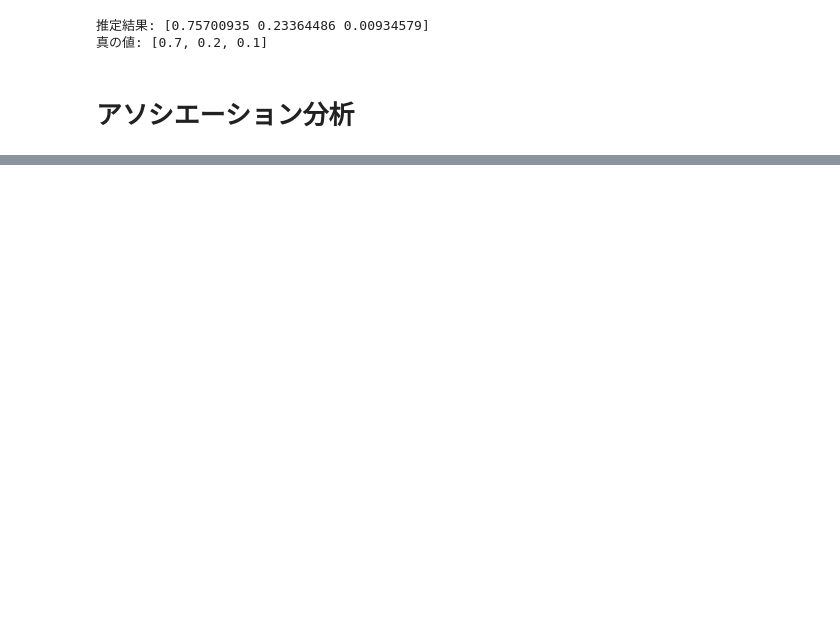
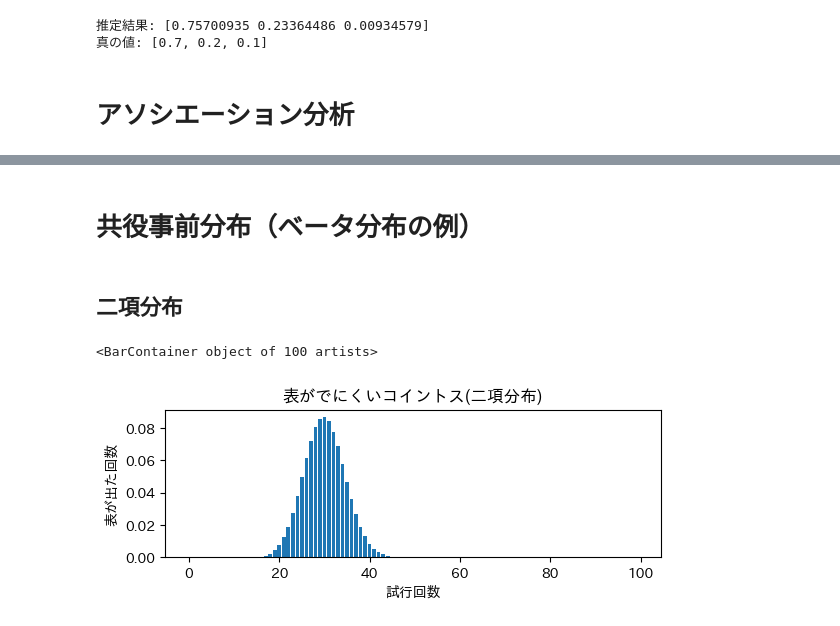
Before and after one commit to yamamoTo-spectatior/dstokuron_classworks, a Jupyter notebook: work/class05.ipynb, the cells around one changed output, grey strips where cells are left out. Saved outputs shown, nothing was run; the diff lists cells and outputs as text; code cells hidden in the pictures; blank space fills up the shorter version.

```diff
--- a/work/class05.ipynb
+++ b/work/class05.ipynb
@@ -211,0 +221,24 @@ NameError: name 'association_rules' is not defined
+# %% [markdown]
+# 共役事前分布（ベータ分布の例）
+# %% [markdown]
+## 二項分布
+# %%
+from scipy.stats import binom
+import matplotlib.pyplot as plt
+
+## 計算
+n = 100  #試行回数
+mu = 0.3 #成功確率
+x = range(n)    #x軸
+f = binom(n, mu) #確率分布
+y = f.pmf(x)    #y軸
+
+
+fig = plt.figure()
+fig.subplots_adjust(hspace=0.5)
+#fig.suptitle("all graph")
+ax1 = fig.add_subplot(211, title="表がでにくいコイントス(二項分布)",xlabel="試行回数", ylabel="表が出た回数")
+ax1.bar(x, y)
+# %% [output]
+<BarContainer object of 100 artists>
+[figure, added]
```
Also changed, not shown: parts of 13 cells of this notebook, 3 other files.
